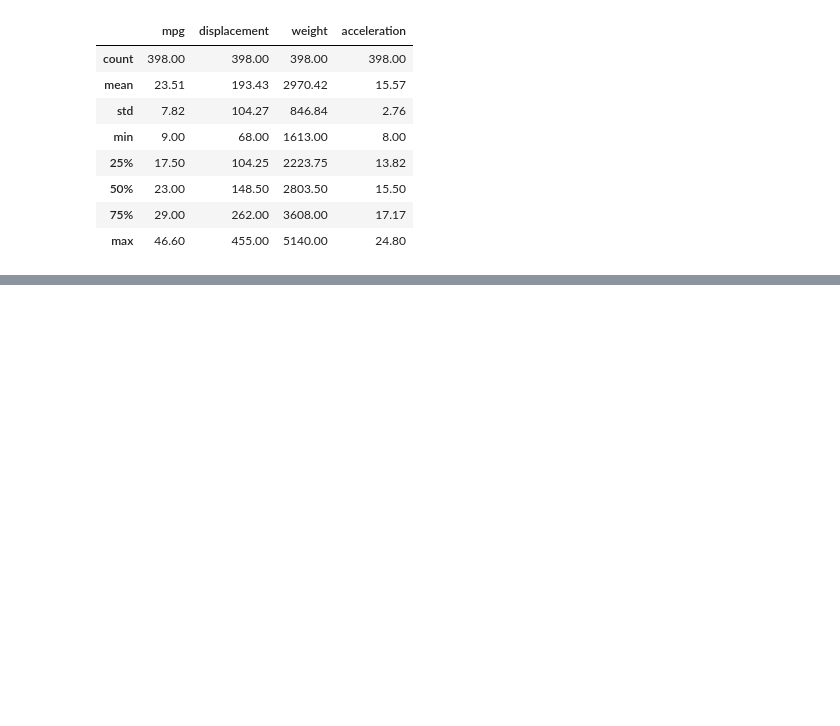
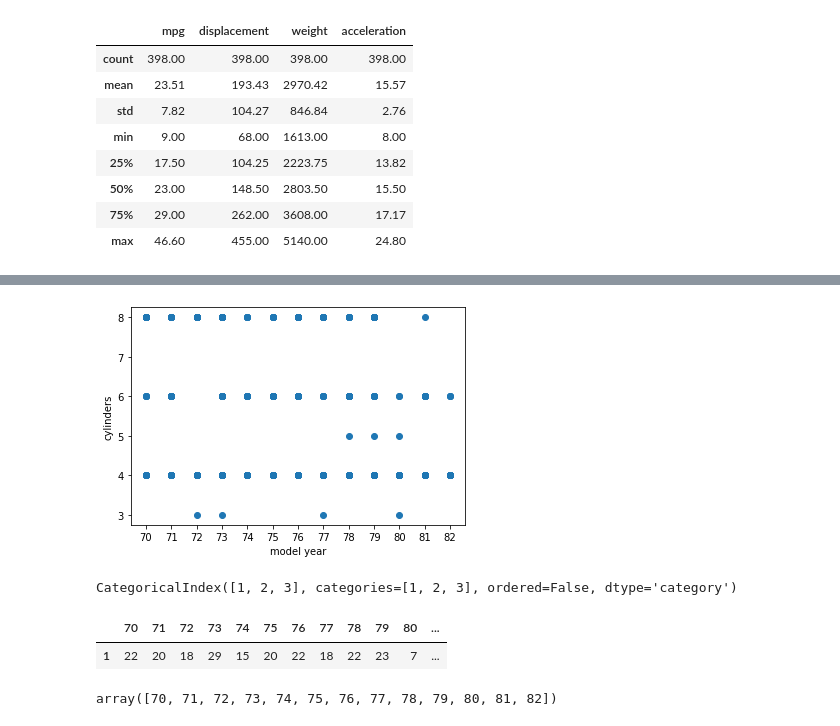
Before and after one commit to templarassVN/Data-Story, a Jupyter notebook: Team4_workspace.ipynb, the cells around one changed output, grey strips where cells are left out. Cells and saved outputs as stored; diff of their text form; code cells hidden in the pictures; blank space fills up the shorter version.

```diff
--- a/Team4_workspace.ipynb
+++ b/Team4_workspace.ipynb
@@ -92,0 +139,9 @@ car_data.describe().round(2)
+# %%
+plt.scatter('model year' , 'cylinders', data=car_data)
+plt.xlabel('model year')
+plt.ylabel('cylinders')
+plt.xticks(np.arange(min(car_data['model year']), max(car_data['model year'])+1, 1.0))
+
+plt.show()
+# %% [output]
+[figure, added]
@@ -92,0 +155,13 @@ car_data.describe().round(2)
+# %%
+companies_years.index
+# %% [output]
+CategoricalIndex([1, 2, 3], categories=[1, 2, 3], ordered=False, dtype='category')
+# %%
+companies_years.iloc[[0]]
+# %% [output]
+|  | 70 | 71 | 72 | 73 | 74 | 75 | 76 | 77 | 78 | 79 | 80 | ... |
+| 1 | 22 | 20 | 18 | 29 | 15 | 20 | 22 | 18 | 22 | 23 | 7 | ... |
+# %%
+np.arange(min(companies_years.columns.values), max(companies_years.columns.values)+1, 1)
+# %% [output]
+array([70, 71, 72, 73, 74, 75, 76, 77, 78, 79, 80, 81, 82])
```
Also changed, not shown: parts of 10 cells of this notebook.
